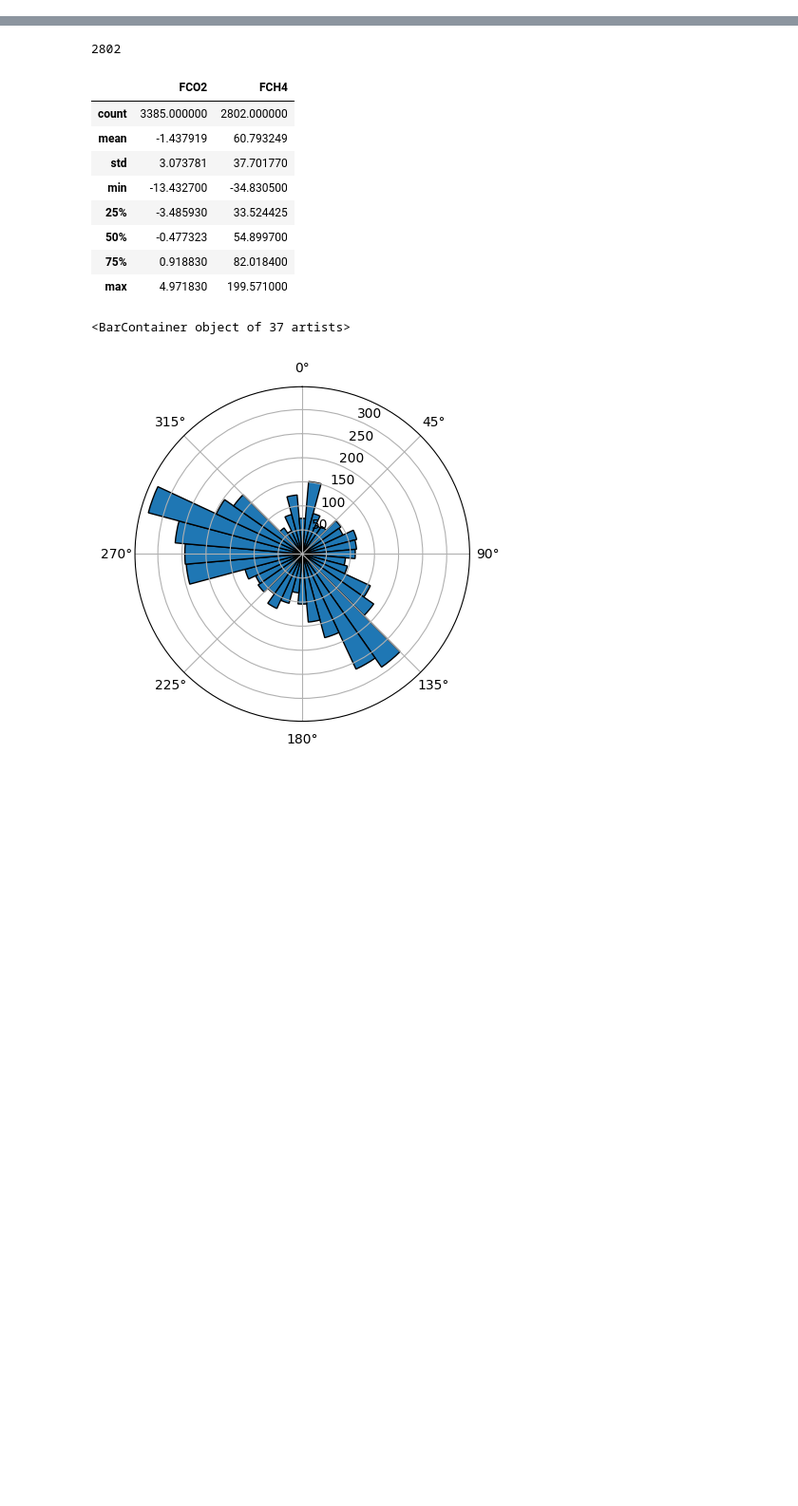
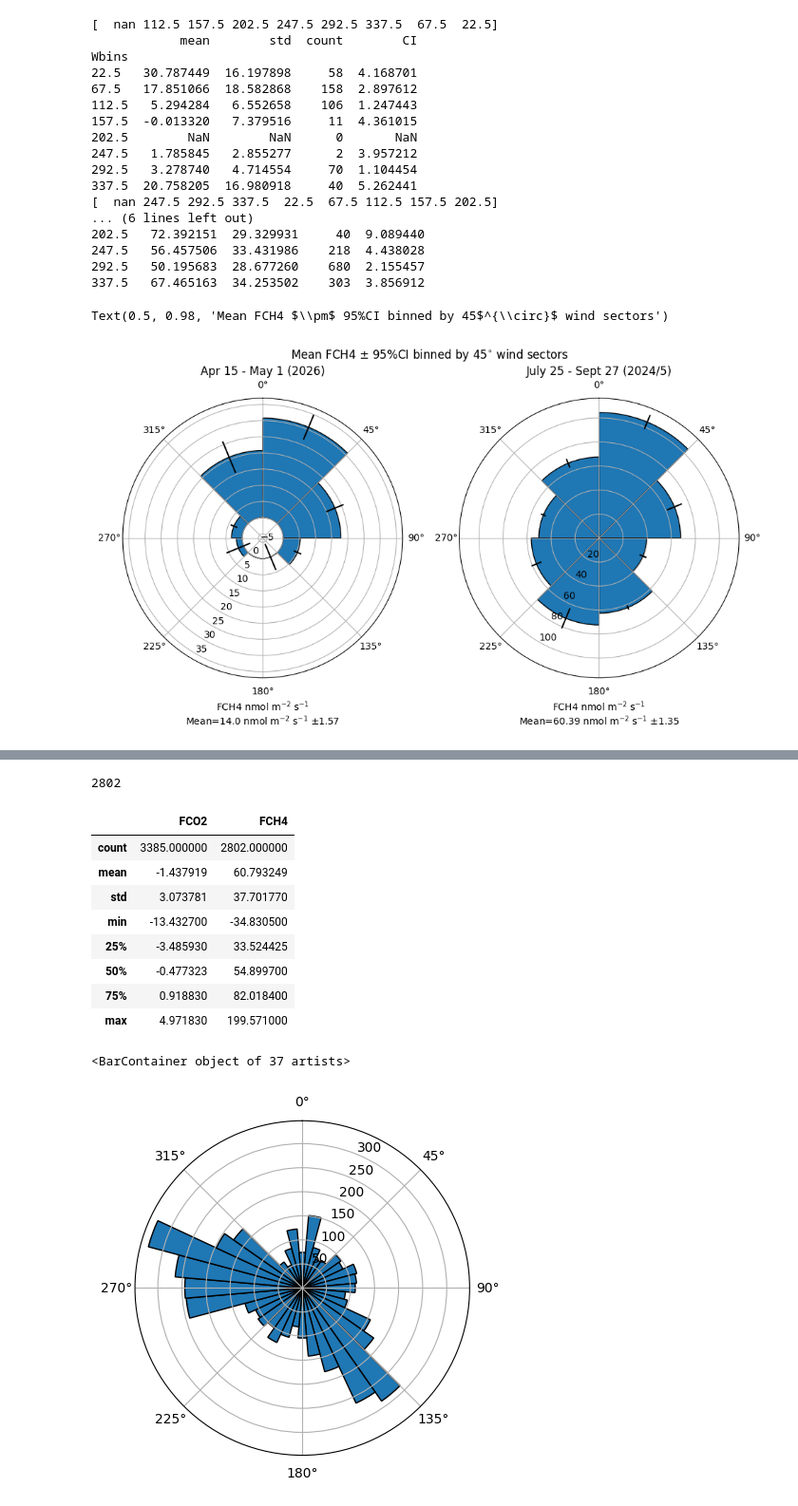
Before and after one commit to CANFLUX/pyFluxPipeline, a Jupyter notebook: test.ipynb, the cells around one changed output, grey strips where cells are left out. Shown at 95% size. Drawn from its saved outputs; the diff is of its cells as text; code cells hidden in the pictures; blank space fills up the shorter version.

```diff
--- a/test.ipynb
+++ b/test.ipynb
@@ -0,0 +1,16 @@
+# %%
+import pandas as pd
+import numpy as np
+import matplotlib.pyplot as plt
+
+df = pd.read_csv('testing/SCL_data.csv',parse_dates=[0],index_col=[0])
+df.head()
+df['Season'] = np.nan
+df.loc[(((df.index.month==5)&(df.index.day<=15))|(df.index.month<=4)|(df.index.month>=12)),'Season'] = 1
+df.loc[df['Season']!=1,'Season'] = 2
+# df.loc[((df.index.month==6)|((df.index.month==5)&(df.index.day>15))),'Season'] = 2
+# df.loc[((df.index.month<=8)&(df.index.month>=7)),'Season'] = 3
+# df.loc[((df.index.month<=11)&(df.index.month>=9)),'Season'] = 4
+qclip = [0.005,0.995]
+df['FCH4'].quantile(qclip)
+df.loc[df.index.year==2025,'FCH4'].dropna()
@@ -0,0 +31,51 @@
+# %%
+df['FCH4_clip'] = df['FCH4']*1e3
+fig = plt.figure(figsize=(10,6))
+i = 0
+for s,l in zip([1,2],['Apr 15 - May 1 (2026)','July 25 - Sept 27 (2024/5)']):
+    dfs = df.loc[df['Season']==s].copy()
+    dfs.loc[((dfs['FCH4']<dfs['FCH4'].quantile(qclip[0]))|(dfs['FCH4']>dfs['FCH4'].quantile(qclip[1]))),'FCH4_clip']=np.nan
+    u = str(dfs['FCH4_clip'].mean().round(2))
+    ci = str((dfs['FCH4_clip'].std()/dfs['FCH4_clip'].count()**.5*1.96).round(2))
+    Wdeg = 45
+    dfs['Wbins'] = (np.floor(dfs['WD_1_1_1']/Wdeg))*Wdeg+Wdeg/2
+    print(dfs['Wbins'].unique())
+    Wbins = dfs[['Wbins','FCH4_clip']].groupby('Wbins').agg(['mean','std','count'])['FCH4_clip']
+    Wbins['CI'] = Wbins['std']/Wbins['count']**.5*1.96
+    print(Wbins)
+    Wbins.index*=np.pi/180
+    i += 1
+    ax = fig.add_subplot(1,2,i,projection='polar')
+    ax.set_theta_zero_location('N')
+    ax.set_theta_direction(-1)
+    # print(l)
+    # print(Wbins.index.values,Wbins['mean'].values)
+    ax.bar(Wbins.index.values,Wbins['mean'].fillna(0).values,width=np.pi/180*Wdeg,yerr=Wbins['CI'],edgecolor='k')
+    zn = np.arange(0,360,.1)
+    ax.set_title(l)
+    ax.set_rlabel_position(210)
+    ax.set_xlabel('FCH4 nmol m$^{-2}$ s$^{-1}$\nMean='+u+r" nmol m$^{-2}$ s$^{-1}$ $\pm$"+ ci)
+    # ax.set_ylim([-5,115])
+ax.plot(zn*np.pi/180,zn*0,color='k')
+plt.tight_layout()
+plt.suptitle(r'Mean FCH4 $\pm$ 95%CI binned by 45$^{\circ}$ wind sectors')
+# %% [output]
+[  nan 112.5 157.5 202.5 247.5 292.5 337.5  67.5  22.5]
+            mean        std  count        CI
+Wbins
+22.5   30.787449  16.197898     58  4.168701
+67.5   17.851066  18.582868    158  2.897612
+112.5   5.294284   6.552658    106  1.247443
+157.5  -0.013320   7.379516     11  4.361015
+202.5        NaN        NaN      0       NaN
+247.5   1.785845   2.855277      2  3.957212
+292.5   3.278740   4.714554     70  1.104454
+337.5  20.758205  16.980918     40  5.262441
+[  nan 247.5 292.5 337.5  22.5  67.5 112.5 157.5 202.5]
+... (6 lines left out)
+202.5   72.392151  29.329931     40  9.089440
+247.5   56.457506  33.431986    218  4.438028
+292.5   50.195683  28.677260    680  2.155457
+337.5   67.465163  34.253502    303  3.856912
+Text(0.5, 0.98, 'Mean FCH4 $\\pm$ 95%CI binned by 45$^{\\circ}$ wind sectors')
+[figure, added]
```
Also changed, not shown: parts of 3 cells of this notebook, 4 other files.
